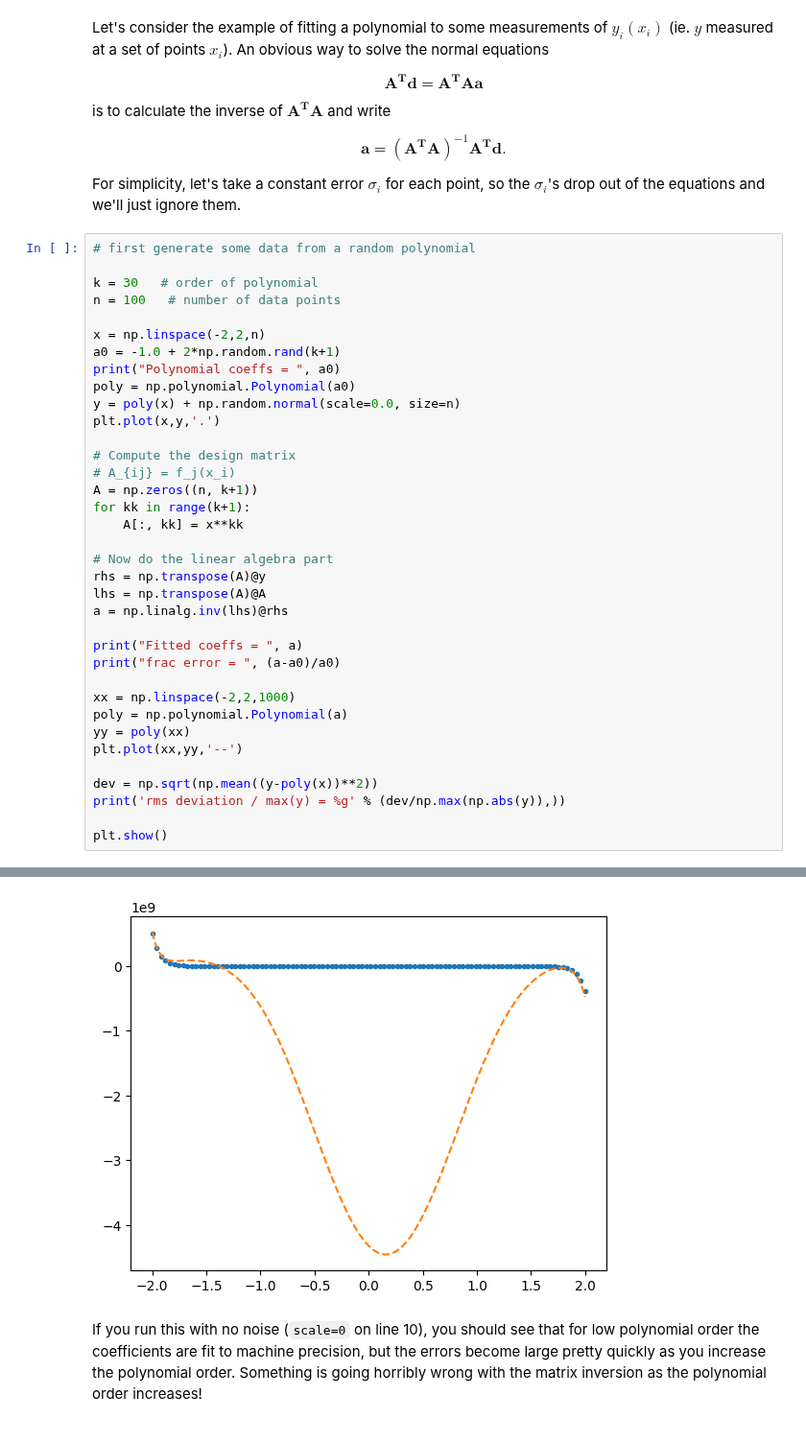
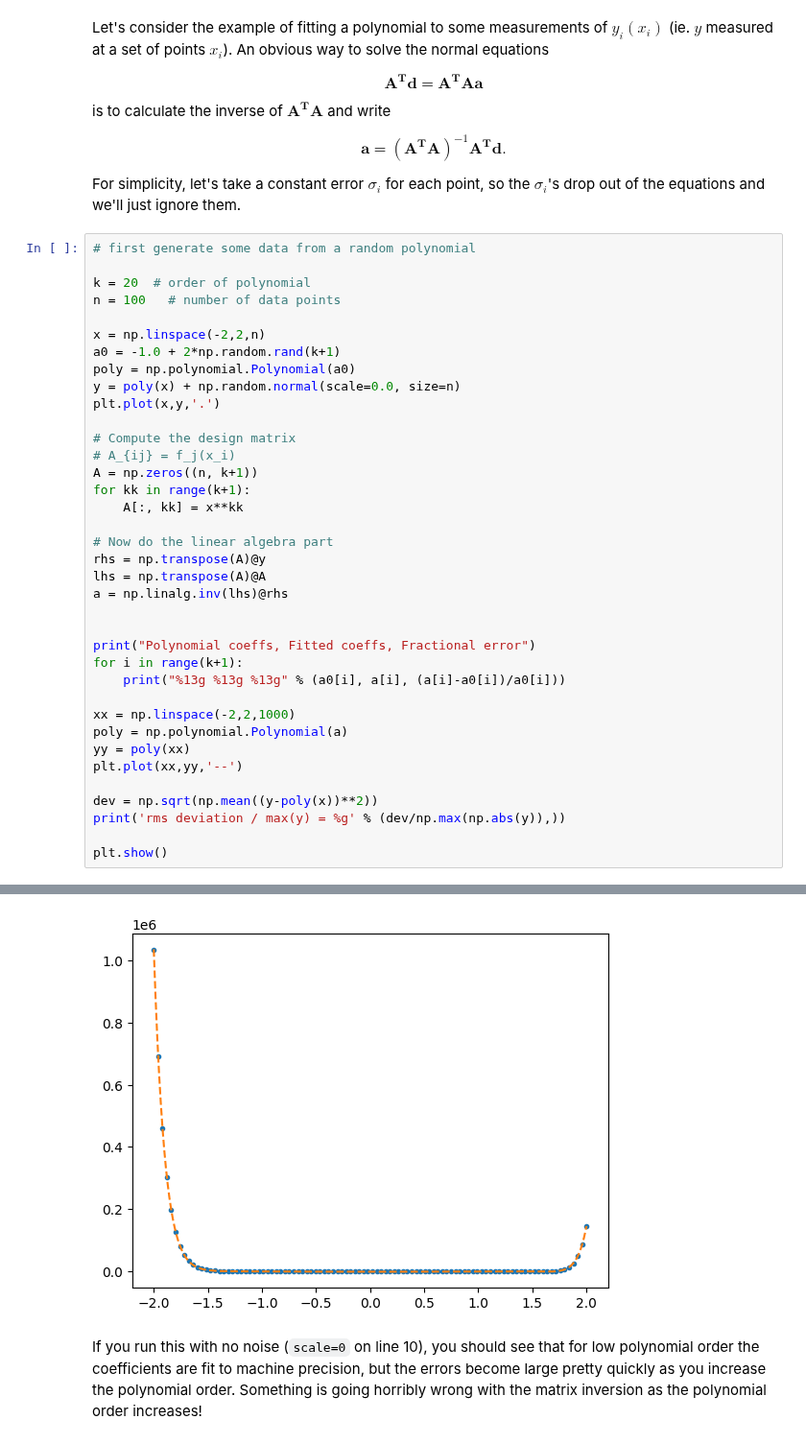
Before and after one commit to andrewcumming/phys512, a Jupyter notebook: polynomial_fit.ipynb, the cells around one changed output, grey strips where cells are left out. Shown at 96% size. Saved outputs shown, nothing was run; the diff lists cells and outputs as text.

Commit message:
Update polynomial fit notebook

```diff
--- a/polynomial_fit.ipynb
+++ b/polynomial_fit.ipynb
@@ -16,12 +16,11 @@ For simplicity, let's take a constant error $\sigma_i$ for each point, so the $\
 # %%
 # first generate some data from a random polynomial
 
-k = 30   # order of polynomial
+k = 20  # order of polynomial
 n = 100   # number of data points
 
 x = np.linspace(-2,2,n)
 a0 = -1.0 + 2*np.random.rand(k+1)
-print("Polynomial coeffs = ", a0)
 poly = np.polynomial.Polynomial(a0)
 y = poly(x) + np.random.normal(scale=0.0, size=n)
 plt.plot(x,y,'.')
@@ -37,8 +36,10 @@ rhs = np.transpose(A)@y
 lhs = np.transpose(A)@A
 a = np.linalg.inv(lhs)@rhs
 
-print("Fitted coeffs = ", a)
-print("frac error = ", (a-a0)/a0)
+
+print("Polynomial coeffs, Fitted coeffs, Fractional error")
+for i in range(k+1):
+    print("%13g %13g %13g" % (a0[i], a[i], (a[i]-a0[i])/a0[i]))
 
 xx = np.linspace(-2,2,1000)
 poly = np.polynomial.Polynomial(a)
@@ -70,4 +71,4 @@ rms deviation / max(y) = 4.58505
-[figure, old version]
+[figure, new version]
 # %% [markdown]
 If you run this with no noise (`scale=0` on line 10), you should see that for low polynomial order the coefficients are fit to machine precision, but the errors become large pretty quickly as you increase the polynomial order. Something is going horribly wrong with the matrix inversion as the polynomial order increases!
 # %% [markdown]
```
Also changed, not shown: parts of 3 cells of this notebook.
